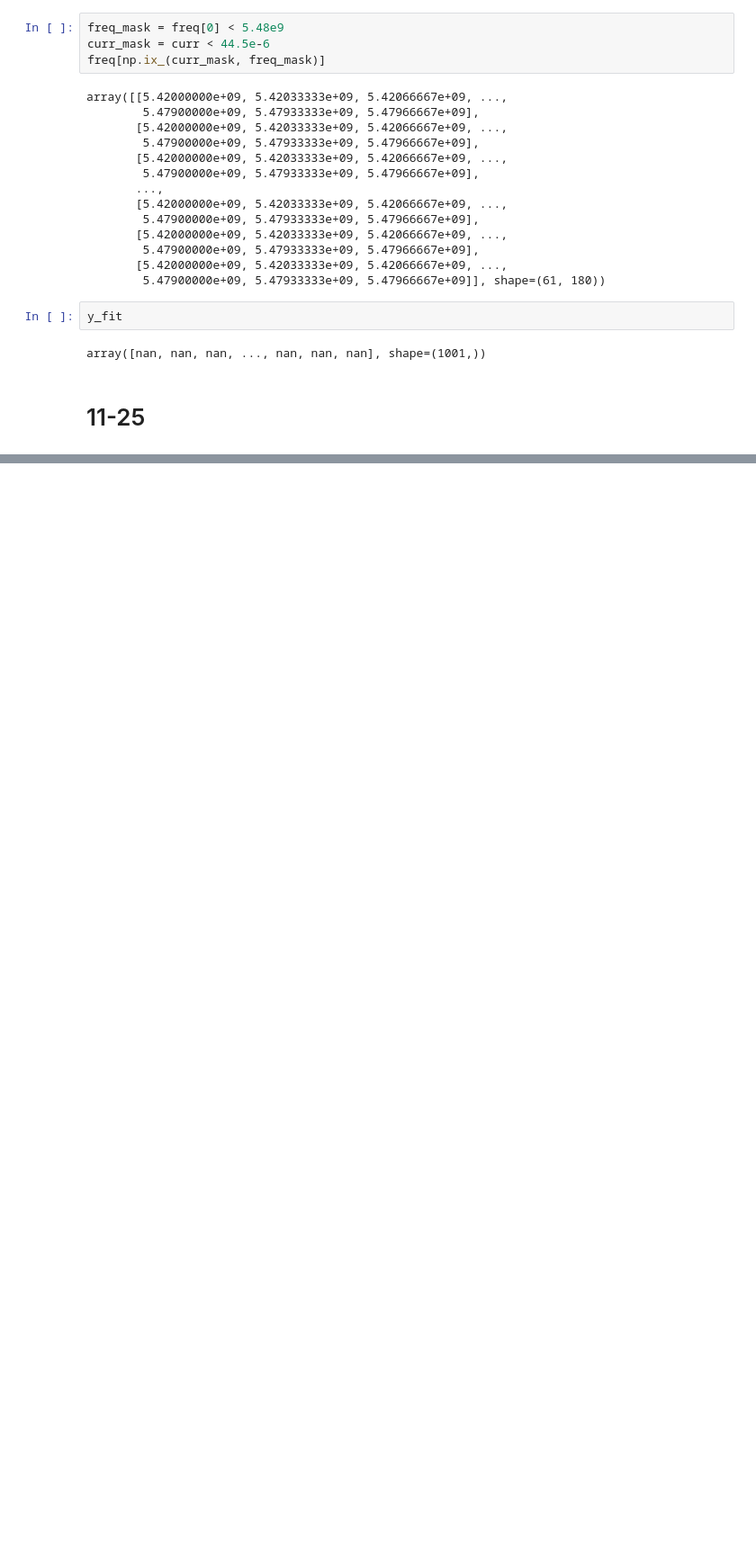
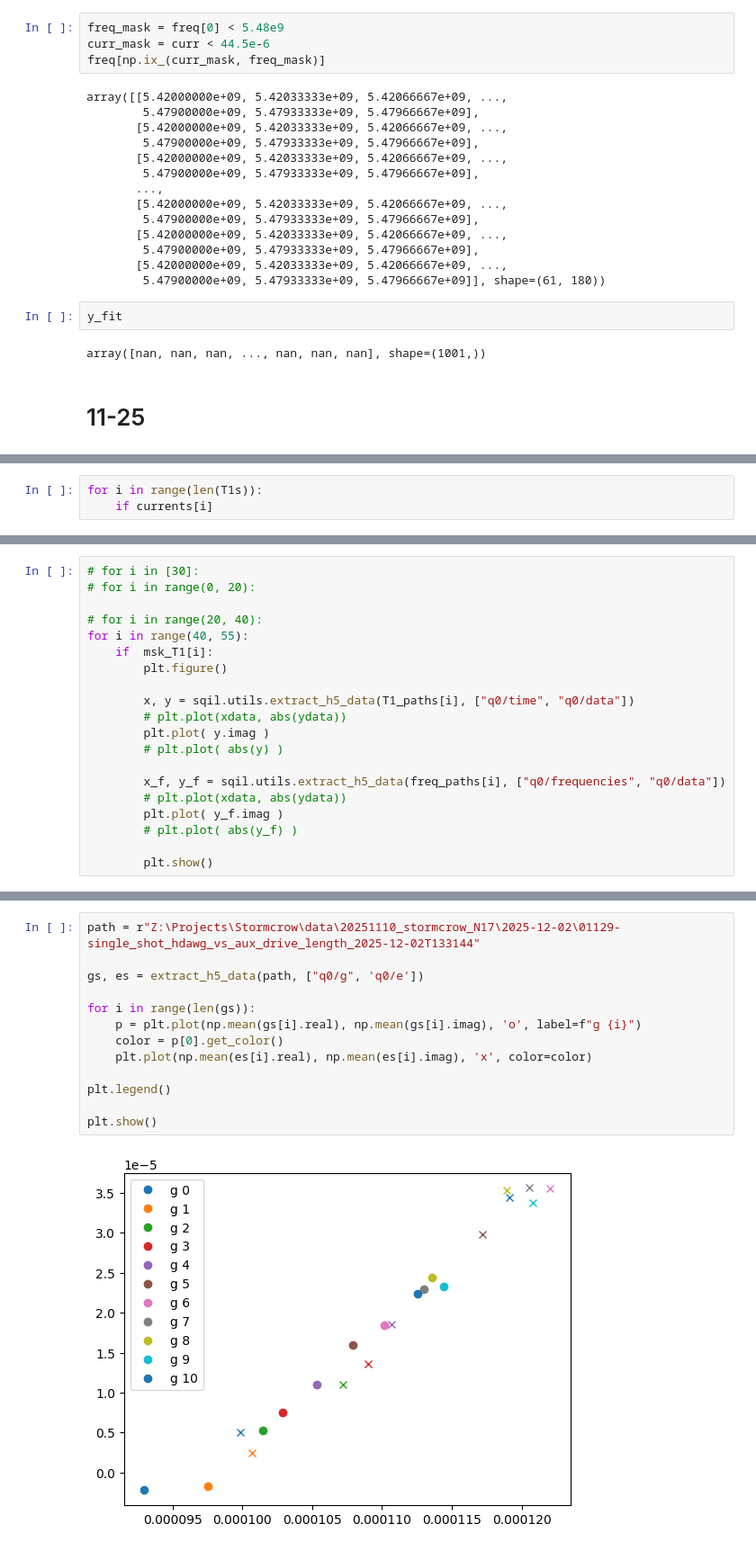
Before and after one commit to SQIL-EPFL/sqil-experiments, a Jupyter notebook: sqil_experiments/analysis/quick_plot.ipynb, the cells around one changed output, grey strips where cells are left out. Shown at 90% size. Saved outputs shown, nothing was run; the diff lists cells and outputs as text; blank space fills up the shorter version.

```diff
--- a/sqil_experiments/analysis/quick_plot.ipynb
+++ b/sqil_experiments/analysis/quick_plot.ipynb
@@ -917,0 +1241,3 @@ fig.show()
+# %%
+for i in range(len(T1s)):
+    if currents[i]
@@ -917,0 +1253,20 @@ fig.show()
+# %%
+# for i in [30]:
+# for i in range(0, 20):
+
+# for i in range(20, 40):
+for i in range(40, 55):
+    if  msk_T1[i]:
+        plt.figure()
+
+        x, y = sqil.utils.extract_h5_data(T1_paths[i], ["q0/time", "q0/data"])
+        # plt.plot(xdata, abs(ydata))
+        plt.plot( y.imag )
+        # plt.plot( abs(y) )
+
+        x_f, y_f = sqil.utils.extract_h5_data(freq_paths[i], ["q0/frequencies", "q0/data"])
+        # plt.plot(xdata, abs(ydata))
+        plt.plot( y_f.imag )
+        # plt.plot( abs(y_f) )
+
+        plt.show()
@@ -917,0 +1321,15 @@ fig.show()
+# %%
+path = r"Z:\Projects\Stormcrow\data\20251110_stormcrow_N17\2025-12-02\01129-single_shot_hdawg_vs_aux_drive_length_2025-12-02T133144"
+
+gs, es = extract_h5_data(path, ["q0/g", 'q0/e'])
+
+for i in range(len(gs)):
+    p = plt.plot(np.mean(gs[i].real), np.mean(gs[i].imag), 'o', label=f"g {i}")
+    color = p[0].get_color()
+    plt.plot(np.mean(es[i].real), np.mean(es[i].imag), 'x', color=color)
+
+plt.legend()
+
+plt.show()
+# %% [output]
+[figure, added]
```
Also changed, not shown: parts of 29 cells of this notebook, 18 other files.
